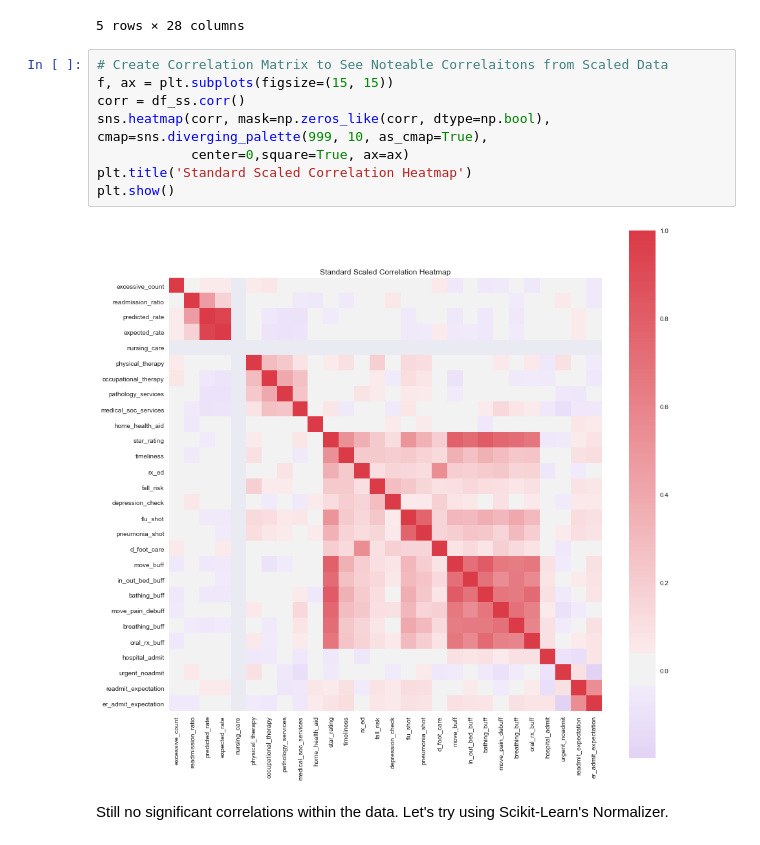
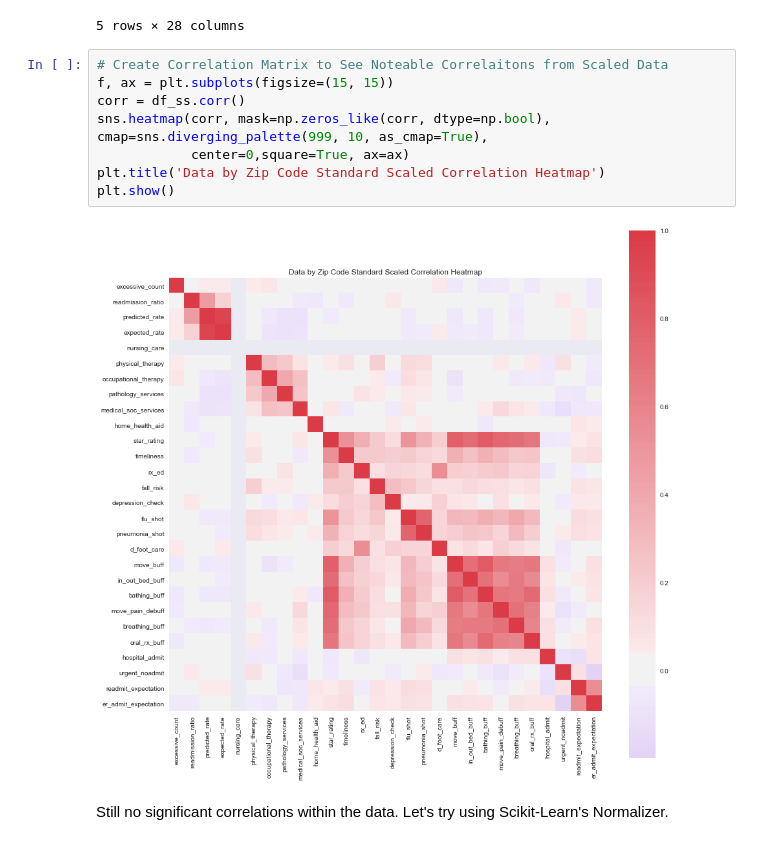
Before and after one commit to jsking751/Capstone_1, a Jupyter notebook: EDA and Analysis/EDA_Part_2.ipynb, the cells around one changed output. Saved outputs shown, nothing was run; the diff lists cells and outputs as text.

```diff
--- a/EDA and Analysis/EDA_Part_2.ipynb
+++ b/EDA and Analysis/EDA_Part_2.ipynb
@@ -240,13 +240,13 @@ df_ss.head()
 # %%
 # Create Correlation Matrix to See Noteable Correlaitons from Scaled Data
 f, ax = plt.subplots(figsize=(15, 15))
 corr = df_ss.corr()
 sns.heatmap(corr, mask=np.zeros_like(corr, dtype=np.bool), cmap=sns.diverging_palette(999, 10, as_cmap=True),
             center=0,square=True, ax=ax)
-plt.title('Standard Scaled Correlation Heatmap')
+plt.title('Data by Zip Code Standard Scaled Correlation Heatmap')
 plt.show()
 # %% [output]
-[figure, old version]
+[figure, new version]
 # %% [markdown]
 Still no significant correlations within the data.  Let's try using Scikit-Learn's Normalizer.
 # %%
```
Also changed, not shown: parts of 5 cells of this notebook.
